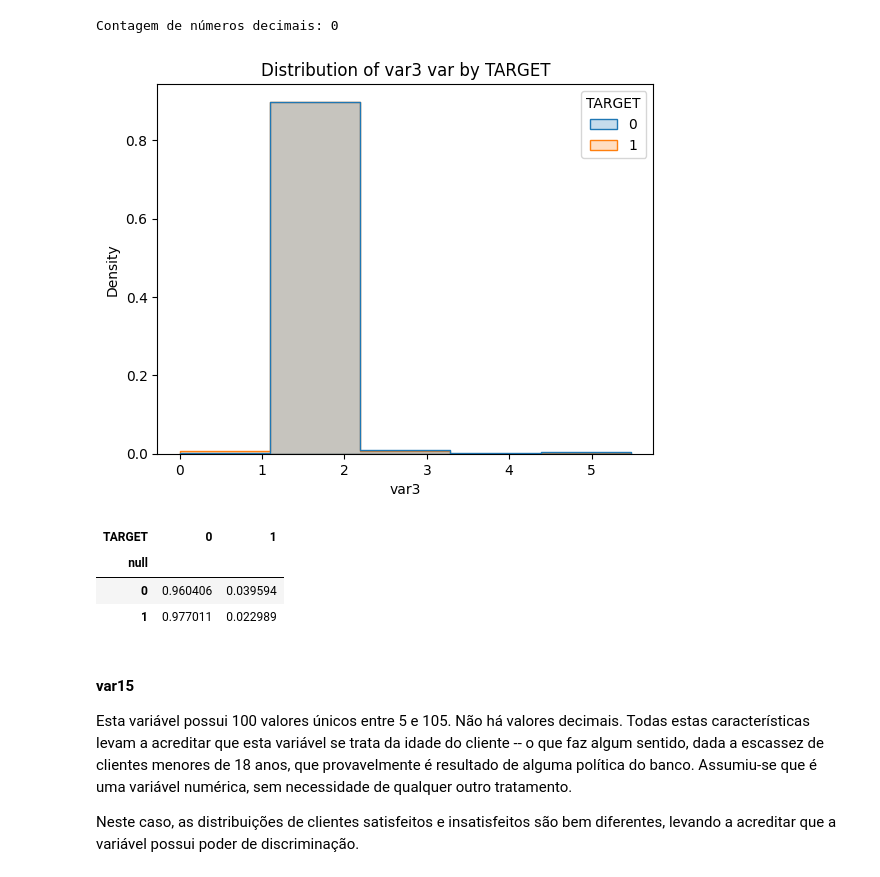
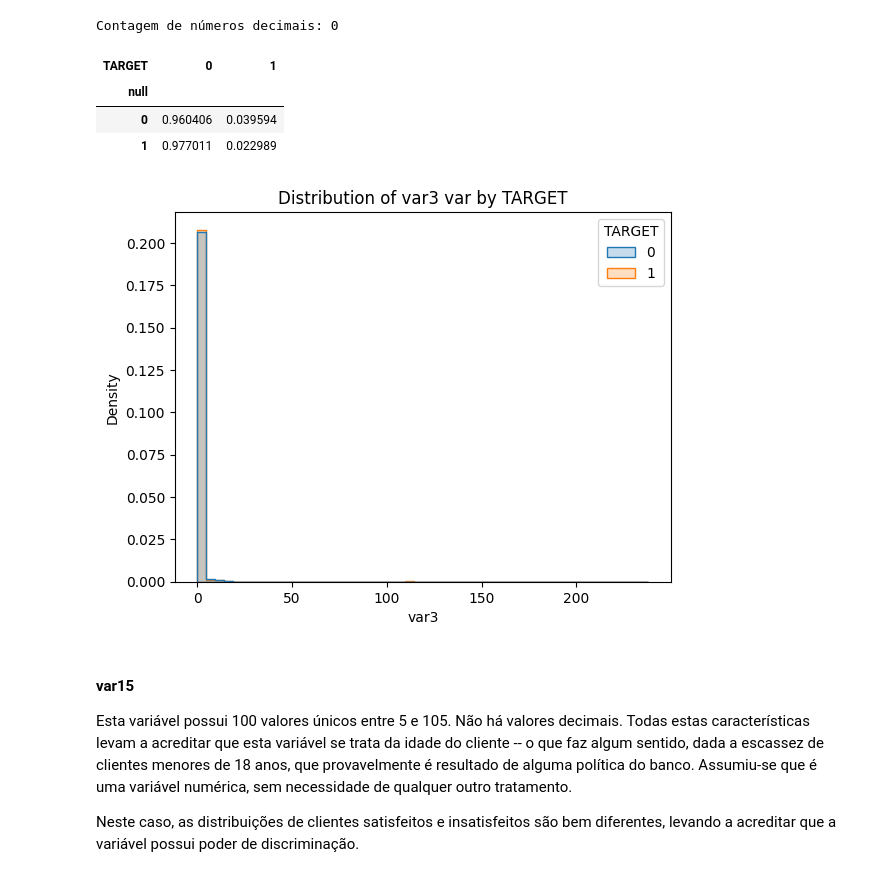
Before and after one commit to FelipeViacava/data-masters-case, a Jupyter notebook: 01-eda.ipynb, the cells around one changed output. Saved outputs shown, nothing was run; the diff lists cells and outputs as text; code cells hidden in the pictures.

```diff
--- a/01-eda.ipynb
+++ b/01-eda.ipynb
@@ -659,28 +677,33 @@ print(f"Contagem de números decimais: {nfloat}")
 # %% [output]
 Contagem de números decimais: 0
 # %%
+#| label: var3-missing
+#| echo: true
+#| code-fold: true
+#| code-summary: "Código"
+col = "var3"
 ci_var3 = CustomImputer(prefix="var3", to_replace=-999999)
 ci_var3 = ci_var3.fit(df)
 df = ci_var3.transform(df)
+df \
+    .assign(null = df[col].isna().astype(int)) \
+    .groupby("null")["TARGET"] \
+    .value_counts(normalize=True) \
+    .unstack()
+# %% [output]
+| TARGET | 0 | 1 |
+| null |  |  |
+| 0 | 0.960406 | 0.039594 |
+| 1 | 0.977011 | 0.022989 |
-# %%
-cv.binaryhistplot(
-    df[col].apply(lambda x: np.log(x+1)),
-    df["TARGET"],
-    nbins=5
-)
-# %% [output]
-[figure, removed]
-# %%
-df \
-    .assign(null = df[col].isna().astype(int)) \
-    .groupby("null")["TARGET"] \
-    .value_counts(normalize=True) \
-    .unstack()
-# %% [output]
-| TARGET | 0 | 1 |
-| null |  |  |
-| 0 | 0.960406 | 0.039594 |
-| 1 | 0.977011 | 0.022989 |
+# %%
+#| label: var3
+#| echo: true
+#| code-fold: true
+#| code-summary: "Código"
+col = "var3"
+cv.binaryhistplot(df[col], df["TARGET"], nbins=50)
+# %% [output]
+[figure, added]
 # %% [markdown]
 #### var15
 
```
Also changed, not shown: parts of 33 cells of this notebook, 5 other files.
